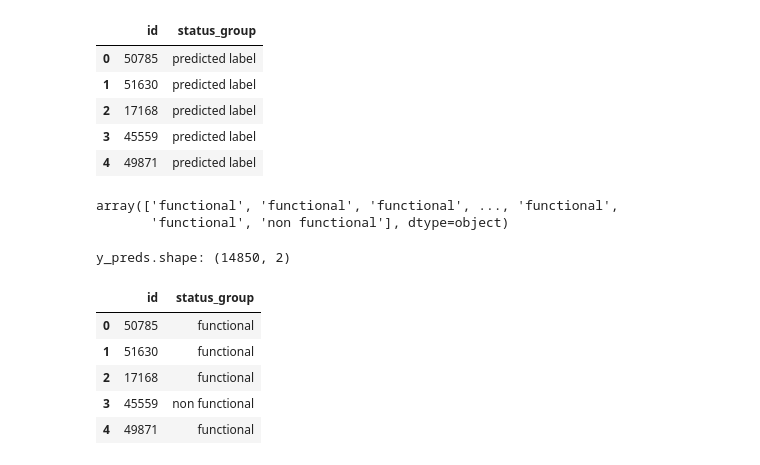
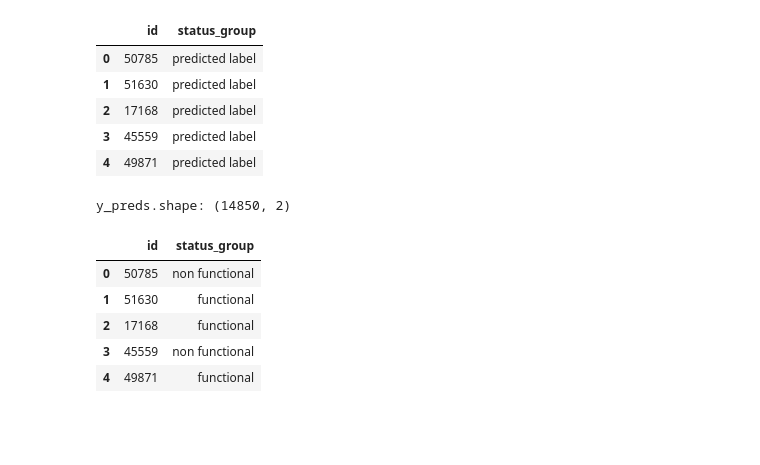
Before and after one commit to rukmals/Pump-it-Up-Challange, a Jupyter notebook: Pump_it_Up_Challange_170571N.ipynb, the cells around one changed output. Drawn from its saved outputs; the diff is of its cells as text; code cells hidden in the pictures; blank space fills up the shorter version.

```diff
--- a/Pump_it_Up_Challange_170571N.ipynb
+++ b/Pump_it_Up_Challange_170571N.ipynb
@@ -922,5 +957,5 @@ train_data_frame = train_df_selected_features.copy()
 # %%
-train_data_frame = train_data_frame.drop('status_group', axis = 1)
+#train_data_frame = train_data_frame.drop('status_group', axis = 1)
 # %%
 X_train, X_test, y_train, y_test = train_test_split(train_data_frame, labels_train, test_size=0.2, random_state=42)
 # %%
@@ -1109,7 +1146,7 @@ Successfully installed catboost-0.26.1
 from catboost import CatBoostClassifier
 params= {'loss_function':'MultiClass',
           'verbose': 200,
-           'learning_rate':0.4,
+           'learning_rate':0.8,
            'random_seed':42,
           'iterations':1000
          }
@@ -1155,26 +1192,26 @@ submission_format.head()
 | 4 | 49871 | predicted label |
 # %%
 #submission_pred=model_catboost.predict(X_test_selected_features)
-submission_pred = GB.predict(X_test_selected_features)
+submission_pred = model_catboost.predict(X_test_selected_features)
-# %%
-submission_pred[:]
-# %% [output]
-array(['functional', 'functional', 'functional', ..., 'functional',
-       'functional', 'non functional'], dtype=object)
+# %%
+submission_pred
+submission_pred_list = []
+for i in range(len(submission_pred)):
+  submission_pred_list.append(submission_pred[i][0])
 # %%
 submission_pred_DF = pd.DataFrame(
     {
         "id": submission_format.id,
-        "status_group": submission_pred
+        "status_group": submission_pred_list
     },
     index = submission_format.index
 )
 print("y_preds.shape:", submission_pred_DF.shape)
 submission_pred_DF.head()
 # %% [output]
 y_preds.shape: (14850, 2)
 |  | id | status_group |
-| 0 | 50785 | functional |
+| 0 | 50785 | non functional |
 | 1 | 51630 | functional |
 | 2 | 17168 | functional |
 | 3 | 45559 | non functional |
```
Also changed, not shown: parts of 28 cells of this notebook.
